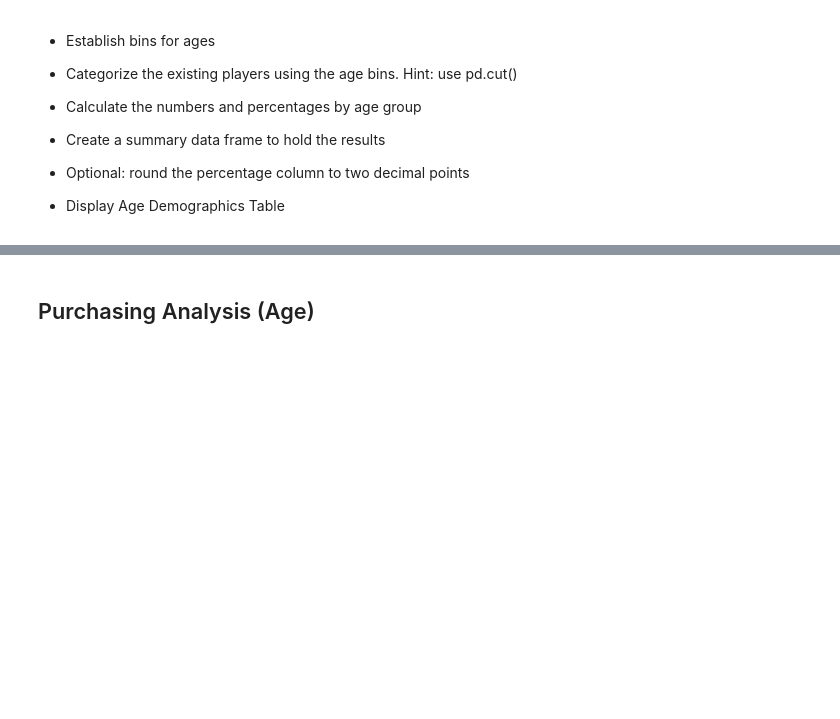
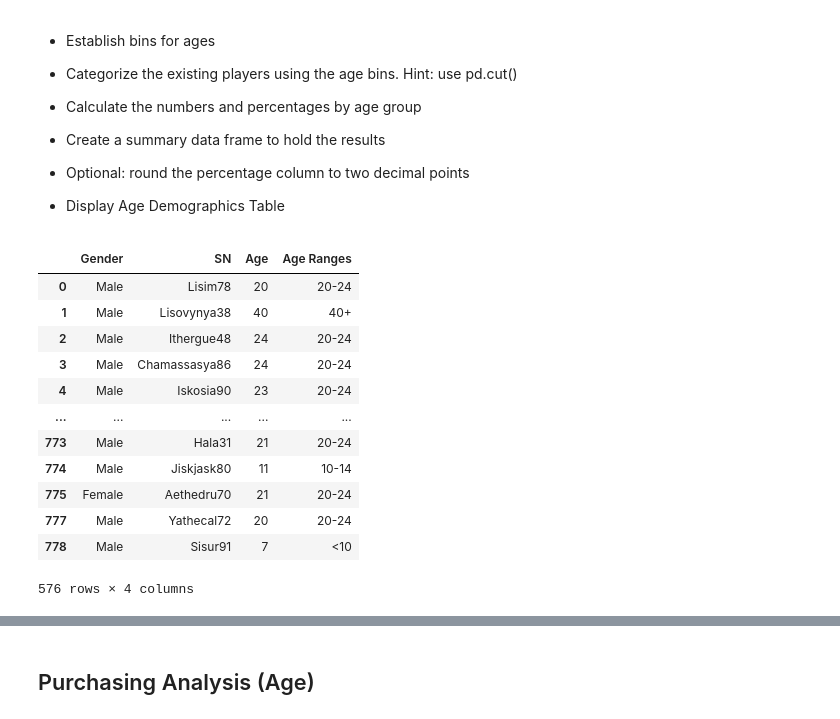
Before and after one commit to erinbabamoto/pandas-challenge, a Jupyter notebook: HeroesOfPymoli/unit_04_pandas_homework_HeroesOfPymoli_HeroesOfPymoli_starter.ipynb, the cells around one changed output, grey strips where cells are left out. Saved outputs shown, nothing was run; the diff lists cells and outputs as text; code cells hidden in the pictures; blank space fills up the shorter version.

Commit message:
Age Demographics

```diff
--- a/HeroesOfPymoli/unit_04_pandas_homework_HeroesOfPymoli_HeroesOfPymoli_starter.ipynb
+++ b/HeroesOfPymoli/unit_04_pandas_homework_HeroesOfPymoli_HeroesOfPymoli_starter.ipynb
@@ -236,3 +237,33 @@ purchasing_by_gender_df
 
 
 * Display Age Demographics Table
+# %%
+# Create bins for ages
+age_bins = [0, 9.9, 14.9, 19.9, 24.9, 29.9, 34.9, 39.9, 100]
+
+# Create names for the bins
+group_names = ["<10", "10-14", "15-19", "20-24", "25-29", "30-34", "35-39", "40+"]
+# %%
+# Categorize players using age bins
+player_demographics["Age Ranges"] = pd.cut(
+    x = player_demographics["Age"],
+    bins = age_bins,
+    labels = group_names,
+    include_lowest = True
+)
+
+player_demographics
+# %% [output]
+|  | Gender | SN | Age | Age Ranges |
+| 0 | Male | Lisim78 | 20 | 20-24 |
+| 1 | Male | Lisovynya38 | 40 | 40+ |
+| 2 | Male | Ithergue48 | 24 | 20-24 |
+| 3 | Male | Chamassasya86 | 24 | 20-24 |
+| 4 | Male | Iskosia90 | 23 | 20-24 |
+| ... | ... | ... | ... | ... |
+| 773 | Male | Hala31 | 21 | 20-24 |
+| 774 | Male | Jiskjask80 | 11 | 10-14 |
+| 775 | Female | Aethedru70 | 21 | 20-24 |
+| 777 | Male | Yathecal72 | 20 | 20-24 |
+| 778 | Male | Sisur91 | 7 | <10 |
+576 rows × 4 columns
```
Also changed, not shown: parts of 7 cells of this notebook.
